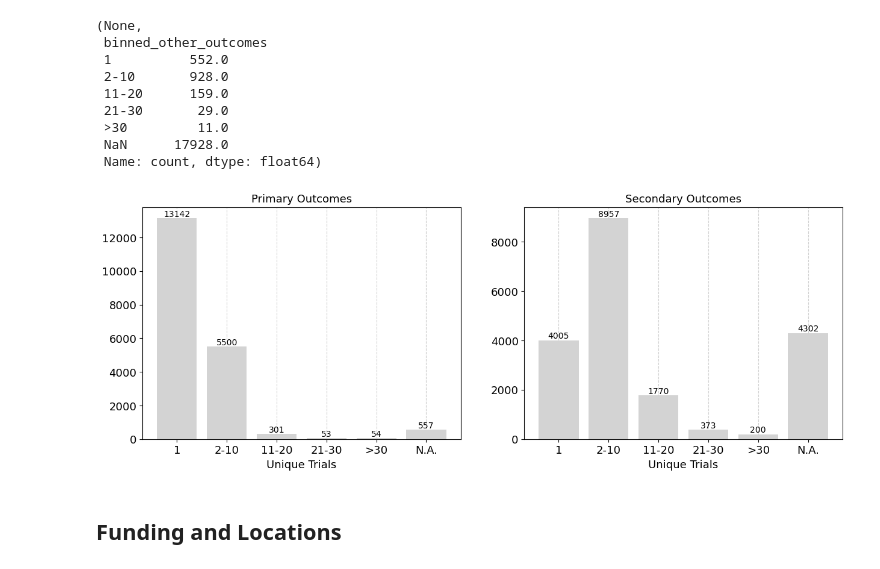
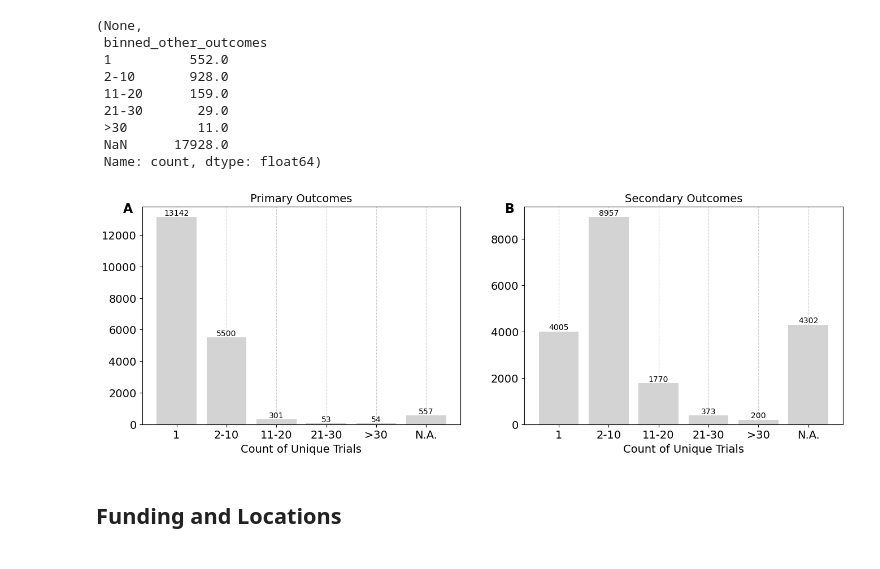
Before and after one commit to Ineichen-Group/NeuroTrialAnalysis, a Jupyter notebook: 02-AACT-trials-metadata.ipynb, the cells around one changed output. Saved outputs shown, nothing was run; the diff lists cells and outputs as text; code cells hidden in the pictures.

```diff
--- a/02-AACT-trials-metadata.ipynb
+++ b/02-AACT-trials-metadata.ipynb
@@ -398,7 +542,7 @@ Index(['nct_id', 'start_date', 'completion_date', 'phase', 'overall_status',
        'start_year', 'completion_year'],
       dtype='object')
 # %%
-trial_design = df[['nct_id','allocation', 'masking', 'number_of_primary_outcomes_to_measure', 'number_of_secondary_outcomes_to_measure', 'number_of_other_outcomes_to_measure','number_of_facilities', 'country']]
+trial_design = df[['nct_id','allocation', 'masking', 'number_of_primary_outcomes_to_measure', 'number_of_secondary_outcomes_to_measure', 'number_of_other_outcomes_to_measure','number_of_facilities', 'country', 'country_name']]
 # %%
 trial_design.fillna('not reported', inplace=True)
 trial_design
@@ -567,5 +725,7 @@ unique_pairs_facilities
 | 9259670 | NCT06296875 | 1.0 |
 19607 rows × 2 columns
 # %%
-len(unique_pairs_facilities[unique_pairs_facilities["number_of_facilities"]==1])
+unique_pairs_facilities['number_of_facilities'] = pd.to_numeric(unique_pairs_facilities['number_of_facilities'], errors='coerce')
+
+len(unique_pairs_facilities[unique_pairs_facilities["number_of_facilities"]>100])
 # %% [output]
@@ -623,0 +806,7 @@ plt.show(), bin_counts
+# %%
+unique_pairs_facility_countries = trial_design[['nct_id', 'country']].drop_duplicates()
+unique_pairs_facility_countries['country'] = unique_pairs_facility_countries['country'].replace({'United States': 'United States of America'})
+unique_pairs_facility_countries['country'] = unique_pairs_facility_countries['country'].replace({'Russian Federation': 'Russia'})
+unique_pairs_facility_countries['country'] = unique_pairs_facility_countries['country'].replace({'Korea, Republic of': 'South Korea'})
+
+unique_pairs_facility_countries
@@ -623,0 +884,3 @@ plt.show(), bin_counts
+# %%
+df_filtered = unique_pairs_facility_countries[unique_pairs_facility_countries['country'] != 'not reported']
+df_filtered.country.nunique()
@@ -770,44 +1187,44 @@ plt.show(), bin_counts_other_outcomes
  Name: count, dtype: float64)
 # %%
 # Create subplots
-fig, axs = plt.subplots(1, 2, figsize=(15, 5))
+fig, axs = plt.subplots(1, 2, figsize=(16, 5))
 
 bin_counts_primary_outcomes = bin_counts_primary_outcomes.rename(index={pd.NA: 'N.A.'})
 bin_counts_primary_outcomes.index = bin_counts_primary_outcomes.index.fillna('N.A.').astype(str)
 # Plot for Allocation
 bars_0 = axs[0].bar(bin_counts_primary_outcomes.index, bin_counts_primary_outcomes, color='lightgrey', zorder=2)
 
 for i, value in enumerate(bin_counts_primary_outcomes):
     axs[0].text(i, value + 0.1, str(int(value)), ha='center', va='bottom')
 
-axs[0].tick_params(axis='y', labelsize=13)
-axs[0].tick_params(axis='x', labelsize=13)
+axs[0].tick_params(axis='y', labelsize=14)
+axs[0].tick_params(axis='x', labelsize=14)
 axs[0].grid(axis='x', linestyle='--', alpha=0.6, zorder=1)
-axs[0].set_xlabel('Unique Trials', fontsize=13)
-axs[0].set_title('Primary Outcomes', fontsize=13)
-#axs[0].set_xlim(0, max(allocation_counts)+1500) # Adjusted to max count for relevancy
-
+axs[0].set_xlabel('Count of Unique Trials', fontsize=14)
+axs[0].set_title('Primary Outcomes', fontsize=14)
+axs[0].text(-0.03, 1.02, 'A', transform=axs[0].transAxes, fontsize=16, fontweight='bold', va='top', ha='right')
 bin_counts_secondary_outcomes = bin_counts_secondary_outcomes.rename(index={pd.NA: 'N.A.'})
 bin_counts_secondary_outcomes.index = bin_counts_secondary_outcomes.index.fillna('N.A.').astype(str)
 # Plot for Allocation
 bars_1 = axs[1].bar(bin_counts_secondary_outcomes.index, bin_counts_secondary_outcomes, color='lightgrey', zorder=2)
 
 for i, value in enumerate(bin_counts_secondary_outcomes):
     axs[1].text(i, value + 0.1, str(int(value)), ha='center', va='bottom')
 
-axs[1].tick_params(axis='y', labelsize=13)
-axs[1].tick_params(axis='x', labelsize=13)
+axs[1].tick_params(axis='y', labelsize=14)
+axs[1].tick_params(axis='x', labelsize=14)
 axs[1].grid(axis='x', linestyle='--', alpha=0.6, zorder=1)
-axs[1].set_xlabel('Unique Trials', fontsize=13)
-axs[1].set_title('Secondary Outcomes', fontsize=13)
+axs[1].set_xlabel('Count of Unique Trials', fontsize=14)
+axs[1].set_title('Secondary Outcomes', fontsize=14)
+axs[1].text(-0.03, 1.02, 'B', transform=axs[1].transAxes, fontsize=16, fontweight='bold', va='top', ha='right')
 
 # Save the plot to a local folder
-plt.savefig(f'viz/trial_characteristics/design/outcomes_primary_secondary_number_frequency.png')
+plt.savefig(f'viz/trial_characteristics/design/outcomes_primary_secondary_number_frequency.pdf')
 
 # Display the plots
 plt.show()
 # %% [output]
-[figure, old version]
+[figure, new version]
 # %% [markdown]
 ## Funding and Locations
 # %%
```
Also changed, not shown: parts of 39 cells of this notebook, 4 other files.
